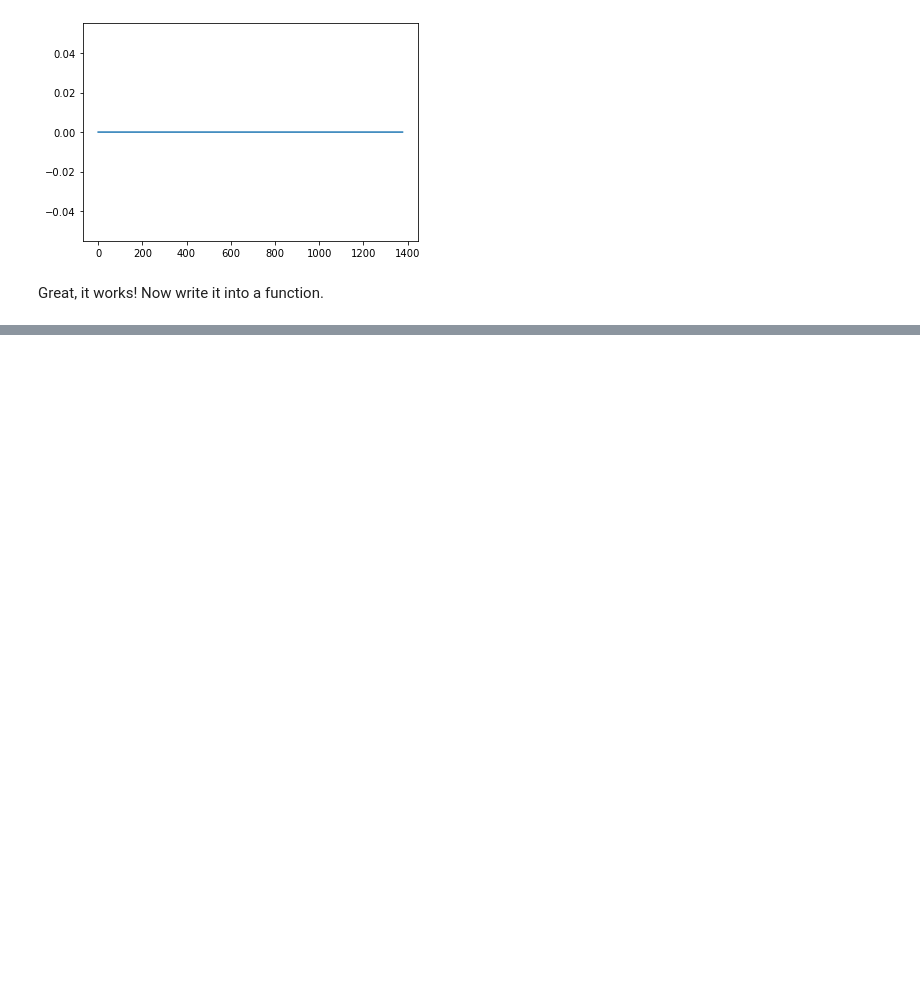
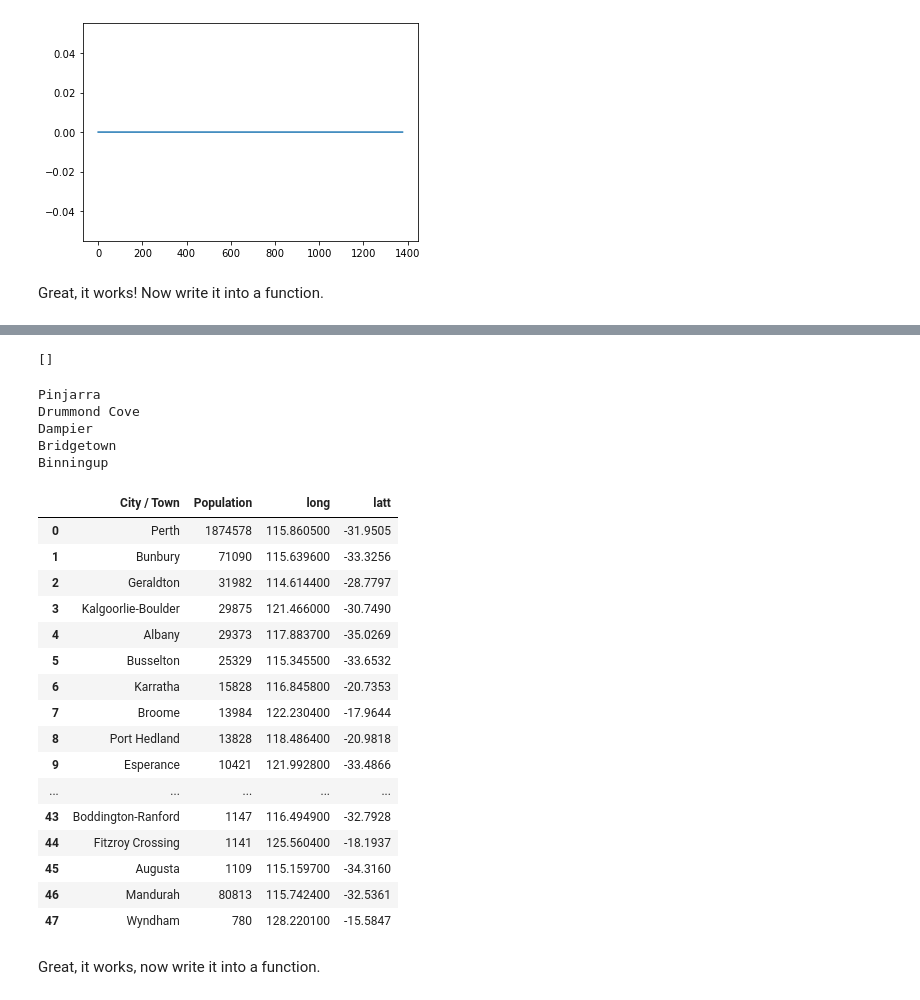
Before and after one commit to yuval-b/covid_thesis, a Jupyter notebook: 3a. Making Transport Matrices Symmetric.ipynb, the cells around one changed output, grey strips where cells are left out. Saved outputs shown, nothing was run; the diff lists cells and outputs as text; code cells hidden in the pictures; blank space fills up the shorter version.

Commit message:
44 town focus

```diff
--- a/3a. Making Transport Matrices Symmetric.ipynb
+++ b/3a. Making Transport Matrices Symmetric.ipynb
@@ -22 +22,26 @@ for i in range(len(stoc)):
+# %%
+waloc = pd.read_csv('/Users/Yuval/Desktop/Thesis/all-wa-pos.csv')#use this for all 297 towns
+waloc = waloc.loc[waloc['Population'] >0]
+# When doing big towns
+waloc = waloc[:58]
+
+# When ignoring sattelite towns
+waloc = waloc.loc[(waloc['City / Town'] != 'Yanchep') & (waloc['City / Town'] != 'Bullsbrook') &
+                  (waloc['City / Town'] != 'Mundijong') & (waloc['City / Town'] != 'Serpentine') &
+                 (waloc['City / Town'] != 'Two Rocks') ]
+waloc = waloc.reset_index()
+waloc = waloc.drop(columns = ['index'])
+
+# When also ignoring rural sattelite towns
+waloc = waloc.loc[(waloc['City / Town'] != 'Pinjarra') & (waloc['City / Town'] != 'Drummond Cove') &
+                  (waloc['City / Town'] != 'Bridgetown') & (waloc['City / Town'] != 'Binningup') &
+                 (waloc['City / Town'] != 'Dampier') ]
+waloc = waloc.reset_index()
+waloc = waloc.drop(columns = ['index'])
+
+# When also ignoring 0 flow towns
+waloc = waloc.loc[(waloc['City / Town'] != 'Kununurra') & (waloc['City / Town'] != 'Derby') &
+                  (waloc['City / Town'] != 'Boddington-Ranford') & (waloc['City / Town'] != 'Wyndham')]
+waloc = waloc.reset_index()
+waloc = waloc.drop(columns = ['index'])
 # %%
@@ -64,0 +153,33 @@ def even_it_out(df):
+# %%
+llist
+# %% [output]
+[]
+# %%
+for i in llist:
+    print(waloc.iloc[i][0])
+# %% [output]
+Pinjarra
+Drummond Cove
+Dampier
+Bridgetown
+Binningup
+# %%
+waloc
+# %% [output]
+|  | City / Town | Population | long | latt |
+| 0 | Perth | 1874578 | 115.860500 | -31.9505 |
+| 1 | Bunbury | 71090 | 115.639600 | -33.3256 |
+| 2 | Geraldton | 31982 | 114.614400 | -28.7797 |
+| 3 | Kalgoorlie-Boulder | 29875 | 121.466000 | -30.7490 |
+| 4 | Albany | 29373 | 117.883700 | -35.0269 |
+| 5 | Busselton | 25329 | 115.345500 | -33.6532 |
+| 6 | Karratha | 15828 | 116.845800 | -20.7353 |
+| 7 | Broome | 13984 | 122.230400 | -17.9644 |
+| 8 | Port Hedland | 13828 | 118.486400 | -20.9818 |
+| 9 | Esperance | 10421 | 121.992800 | -33.4866 |
+| ... | ... | ... | ... | ... |
+| 43 | Boddington-Ranford | 1147 | 116.494900 | -32.7928 |
+| 44 | Fitzroy Crossing | 1141 | 125.560400 | -18.1937 |
+| 45 | Augusta | 1109 | 115.159700 | -34.3160 |
+| 46 | Mandurah | 80813 | 115.742400 | -32.5361 |
+| 47 | Wyndham | 780 | 128.220100 | -15.5847 |
@@ -64,0 +201,2 @@ def even_it_out(df):
+# %% [markdown]
+Great, it works, now write it into a function.
```
Also changed, not shown: parts of 17 cells of this notebook.
